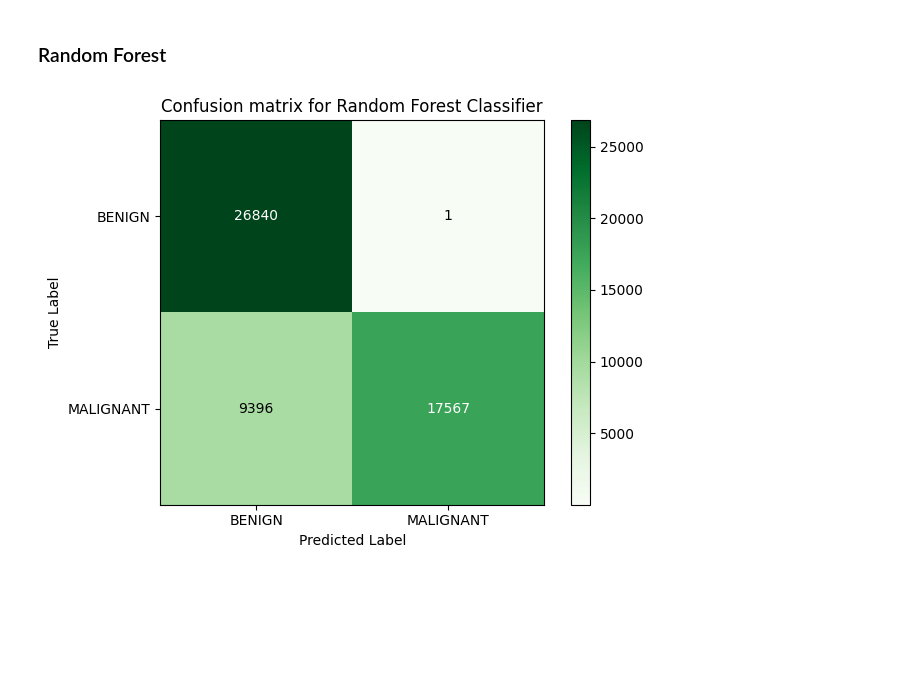
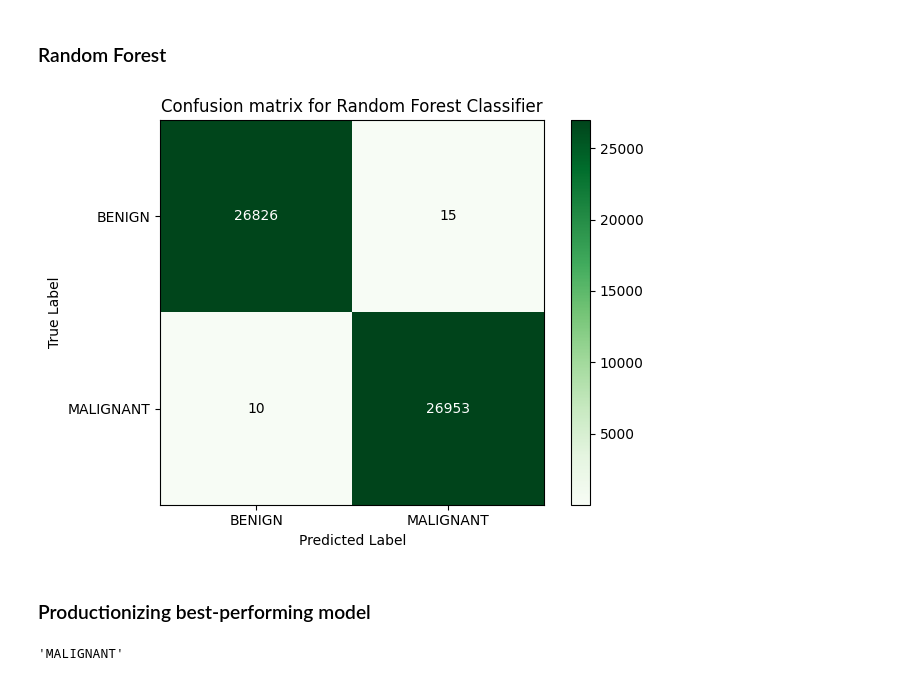
Before and after one commit to AdmirPapic/intrusion_detection, a Jupyter notebook: model_building.ipynb, the cells around one changed output. Cells and saved outputs as stored; diff of their text form; code cells hidden in the pictures; blank space fills up the shorter version.

```diff
--- a/model_building.ipynb
+++ b/model_building.ipynb
@@ -207,16 +207,21 @@ Accuracy score:  0.8455319307114713
 # %%
 from sklearn.ensemble import RandomForestClassifier
 
+#Create train/test split
+X_train, X_test, y_train, y_test = train_test_split(X, y, test_size=0.25, random_state=42)
+
 #Create random forest model
 rf = RandomForestClassifier(n_estimators=150)
-rf.fit(X_train, y_train)
+rf.fit(X_train.values, y_train.values)
 
 #Make predictions on the test set
-y_pred = rf.predict(X_test)
+y_pred = rf.predict(X_test.values)
 
 #Evaluate model accuracy
 accuracy_score(y_test, y_pred, normalize=False)
 
 plot_binary_confusion_matrix(y_test, y_pred, title = "Confusion matrix for Random Forest Classifier", cmap = plt.cm.Greens)
 # %% [output]
-[figure, old version]
+[figure, new version]
+# %% [markdown]
+### Productionizing best-performing model
@@ -222,0 +233,9 @@ plot_binary_confusion_matrix(y_test, y_pred, title = "Confusion matrix for Rando
+# %%
+file_name = "model_file.p"
+with open(file_name, 'rb') as pickled:
+    data = pickle.load(pickled)
+    model = data['model']
+
+model.predict(np.array(list(X_test.iloc[1,:])).reshape(1,-1))[0]
+# %% [output]
+'MALIGNANT'
```
Also changed, not shown: parts of 2 cells of this notebook, 7 other files.
